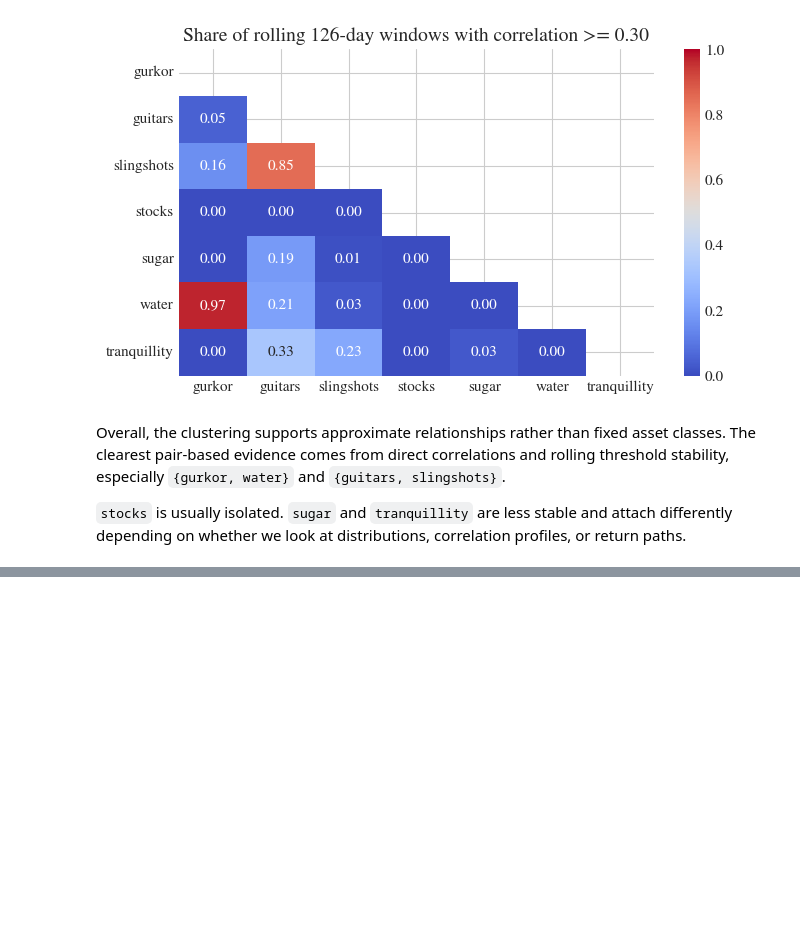
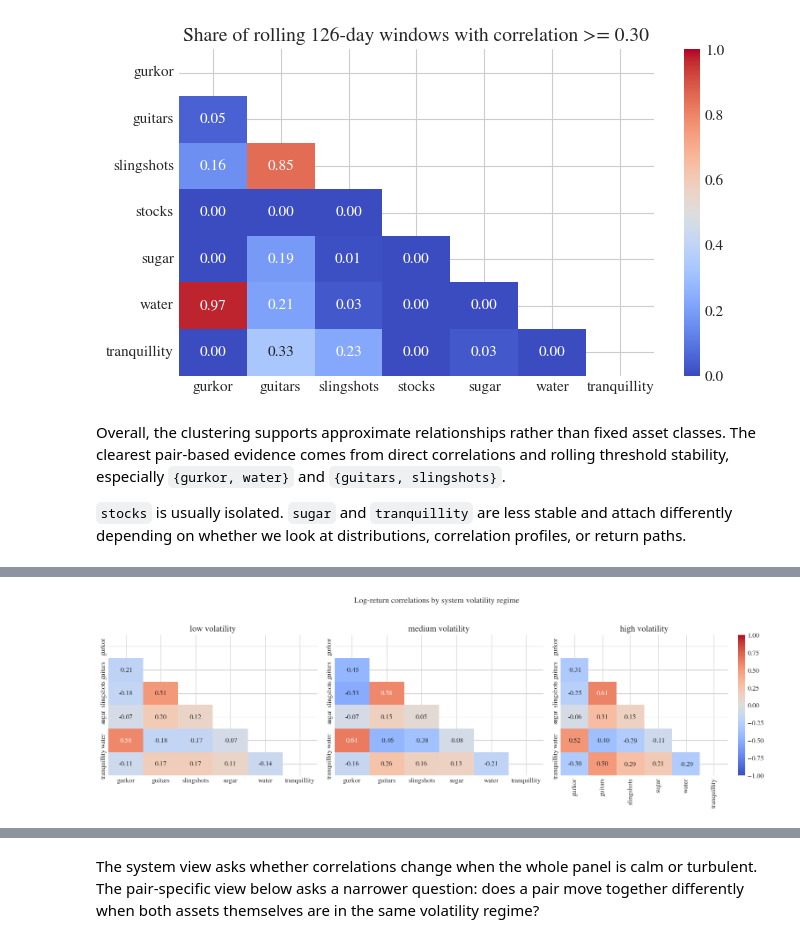
Before and after one commit to PeOll/TMS088, a Jupyter notebook: Subtasks/task1.ipynb, the cells around one changed output, grey strips where cells are left out. Saved outputs shown, nothing was run; the diff lists cells and outputs as text; code cells hidden in the pictures; blank space fills up the shorter version.

```diff
--- a/Subtasks/task1.ipynb
+++ b/Subtasks/task1.ipynb
@@ -835,0 +1056,49 @@ Overall, the clustering supports approximate relationships rather than fixed ass
+# %%
+regime_corr_min_observations = 100
+
+system_conditional_corr_matrices = regime_conditional_correlation_matrices(
+    regime_return_data,
+    system_volatility_state,
+    labels=volatility_regime_labels,
+    min_observations=regime_corr_min_observations,
+)
+system_conditional_corr_summary = regime_conditional_correlation_summary(
+    regime_return_data,
+    system_volatility_state,
+    labels=volatility_regime_labels,
+    min_observations=regime_corr_min_observations,
+)
+system_conditional_corr_wide = wide_regime_correlation_summary(
+    system_conditional_corr_summary,
+    labels=volatility_regime_labels,
+)
+system_corr_display_cols = [
+    "pair",
+    "full_sample_correlation",
+    "low",
+    "medium",
+    "high",
+    "high_minus_low",
+    "n_low",
+    "n_medium",
+    "n_high",
+]
+
+plot_regime_conditional_correlation_matrices(
+    system_conditional_corr_matrices,
+    output / "system_volatility_regime_correlations.png",
+    "Log-return correlations by system volatility regime",
+    labels=volatility_regime_labels,
+)
+
+display(system_conditional_corr_wide[system_corr_display_cols].sort_values("high_minus_low", ascending=False).round(3))
+
+
+
+system_conditional_corr_wide[system_corr_display_cols].to_latex(
+    output / "SystemRegimeConditionalCorrelations.tex",
+    index=False,
+    float_format=lambda value: f"{value:.3g}",
+)
+# %% [output]
+[figure, added]
@@ -835,0 +1121,2 @@ Overall, the clustering supports approximate relationships rather than fixed ass
+# %% [markdown]
+The system view asks whether correlations change when the whole panel is calm or turbulent. The pair-specific view below asks a narrower question: does a pair move together differently when both assets themselves are in the same volatility regime?
```
Also changed, not shown: parts of 12 cells of this notebook.
